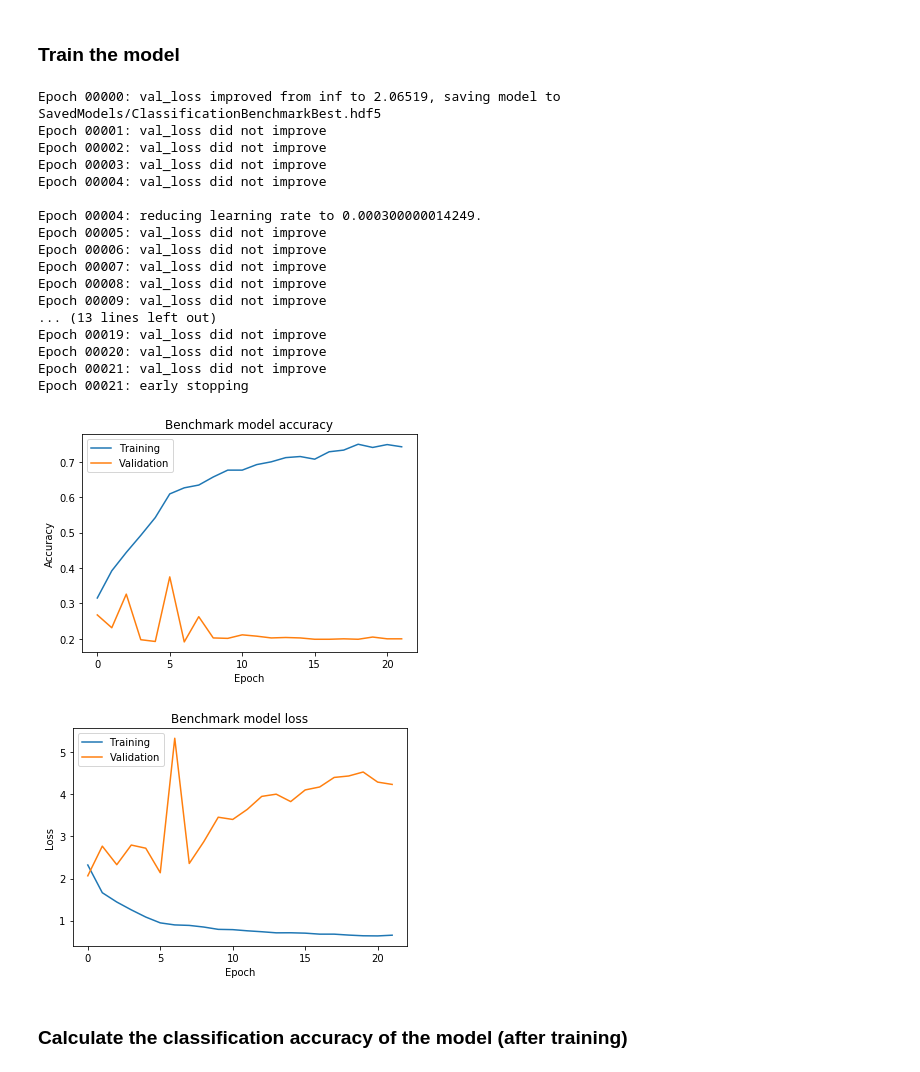
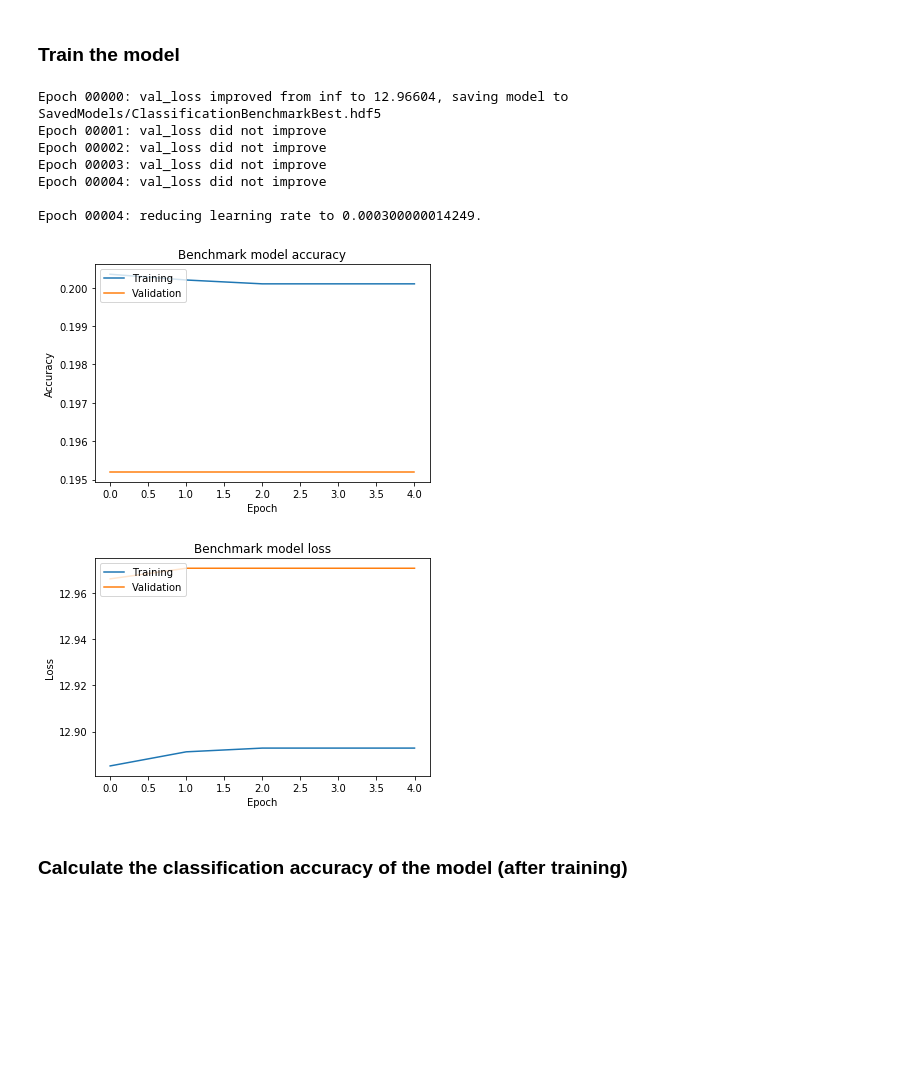
Before and after one commit to ArbinTimilsina/ParticleTagging, a Jupyter notebook: ParticleClassification.ipynb, the cells around one changed output. Saved outputs shown, nothing was run; the diff lists cells and outputs as text; code cells hidden in the pictures; blank space fills up the shorter version.

```diff
--- a/ParticleClassification.ipynb
+++ b/ParticleClassification.ipynb
@@ -178,7 +214,0 @@ def labelChainToArray(labelChain):
-# %%
-# Convert every images to 4D tensors
-X_train = imageChainToTensor(train_image_chain)
-X_test = imageChainToTensor(test_image_chain)
-
-print X_train.shape
-print X_test.shape
@@ -194,9 +214,0 @@ print X_train[0].shape
-# %%
-# There are 5 different particle types in the dataset
-num_classes = 5
-trainLabelArray = labelChainToArray(train_label_chain)
-testLabelArray = labelChainToArray(test_label_chain)
-
-y_train = np_utils.to_categorical(trainLabelArray, num_classes)
-y_test = np_utils.to_categorical(testLabelArray, num_classes)
-print y_train[:10]
@@ -214,5 +214,0 @@ print y_train[:10]
-# %%
-X_train, X_val, y_train, y_val = train_test_split(X_train, y_train, test_size=0.20, random_state=99)
-print("The training set has %d samples." % len(X_train))
-print("The validation set has %d samples." % len(X_val))
-print("The test set has %d samples." % len(X_test))
@@ -225,20 +217,16 @@ The test set has 5000 samples.
 # %%
 benchmarkModel = Sequential()
 
-benchmarkModel.add(Conv2D(filters=16, kernel_size=3, padding='same', activation='relu',
+benchmarkModel.add(Conv2D(filters=16, kernel_size=2, padding='same', activation='relu',
                           input_shape=X_train[0].shape))
 benchmarkModel.add(MaxPooling2D(pool_size=2))
 benchmarkModel.add(Dropout(0.65))
 
-benchmarkModel.add(Conv2D(filters=32, kernel_size=3, padding='same', activation='relu'))
+benchmarkModel.add(Conv2D(filters=32, kernel_size=2, padding='same', activation='relu'))
 benchmarkModel.add(MaxPooling2D(pool_size=2))
 benchmarkModel.add(Dropout(0.65))
 
-benchmarkModel.add(Conv2D(filters=64, kernel_size=3, padding='same', activation='relu'))
-benchmarkModel.add(MaxPooling2D(pool_size=2))
-benchmarkModel.add(Dropout(0.65))
-
-benchmarkModel.add(Conv2D(filters=128, kernel_size=3, padding='same', activation='relu'))
+benchmarkModel.add(Conv2D(filters=64, kernel_size=2, padding='same', activation='relu'))
 benchmarkModel.add(MaxPooling2D(pool_size=2))
 benchmarkModel.add(Dropout(0.65))
 
@@ -287,49 +291,39 @@ Free memory: 11.11GiB
 # Save the best model after every epoch
 checkPoint = ModelCheckpoint(filepath='SavedModels/ClassificationBenchmarkBest.hdf5',
                                verbose=1, save_best_only=True)
-history = benchmarkModel.fit(X_train, y_train, batch_size=batchSize, epochs=epochs,
-                             validation_split=0.20, callbacks=[checkPoint, earlyStop, reduceLR],
-                             verbose=0, shuffle=True)
+history = benchmarkModel.fit(X_train, y_train, batch_size=batchSize, epochs=epochs, verbose=0,
+                             validation_data=(X_val, y_val),
+                             callbacks=[checkPoint, earlyStop, reduceLR])
 
 # Summarize history for accuracy
 plt.plot(history.history['acc'])
 plt.plot(history.history['val_acc'])
 plt.title('Benchmark model accuracy')
 plt.ylabel('Accuracy')
 plt.xlabel('Epoch')
 plt.legend(['Training', 'Validation'], loc='upper left')
 plt.savefig('Plots/ClassificationBenchmarkAccuracy.pdf', bbox_inches='tight')
 plt.show()
 
 # Summarize history for loss
 plt.plot(history.history['loss'])
 plt.plot(history.history['val_loss'])
 plt.title('Benchmark model loss')
 plt.ylabel('Loss')
 plt.xlabel('Epoch')
 plt.legend(['Training', 'Validation'], loc='upper left')
 plt.savefig('Plots/ClassificationBenchmarkLoss.pdf', bbox_inches='tight')
 plt.show()
 # %% [output]
-Epoch 00000: val_loss improved from inf to 2.06519, saving model to SavedModels/ClassificationBenchmarkBest.hdf5
+Epoch 00000: val_loss improved from inf to 12.96604, saving model to SavedModels/ClassificationBenchmarkBest.hdf5
 Epoch 00001: val_loss did not improve
 Epoch 00002: val_loss did not improve
 Epoch 00003: val_loss did not improve
 Epoch 00004: val_loss did not improve
 
 Epoch 00004: reducing learning rate to 0.000300000014249.
-Epoch 00005: val_loss did not improve
-Epoch 00006: val_loss did not improve
-Epoch 00007: val_loss did not improve
-Epoch 00008: val_loss did not improve
-Epoch 00009: val_loss did not improve
-... (13 lines left out)
-Epoch 00019: val_loss did not improve
-Epoch 00020: val_loss did not improve
-Epoch 00021: val_loss did not improve
-Epoch 00021: early stopping
-[figure, old version]
+[figure, new version]
-[figure, old version]
+[figure, new version]
 # %% [markdown]
 ### Calculate the classification accuracy of the model (after training)
 # %%
```
Also changed, not shown: parts of 35 cells of this notebook, 18 other files.
